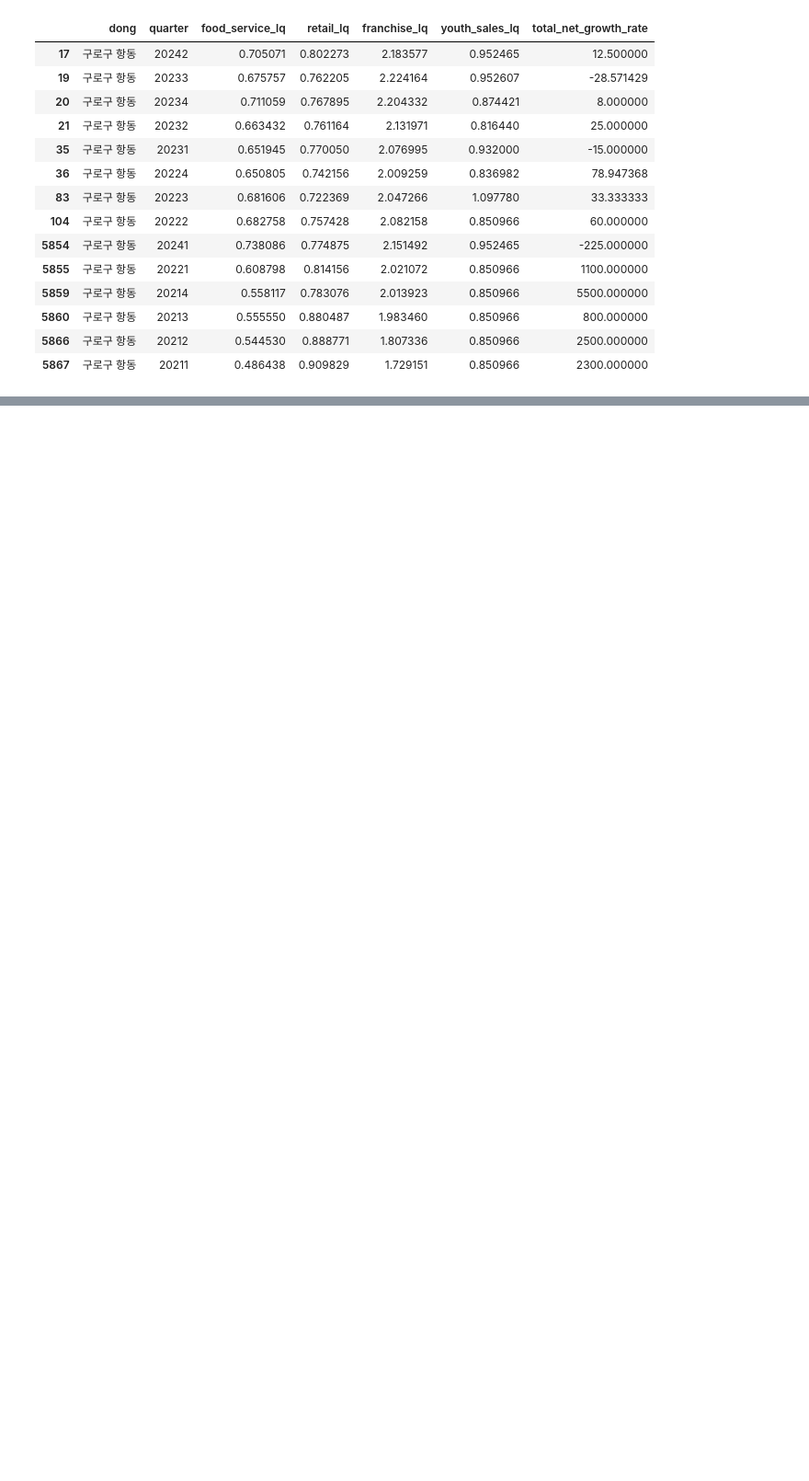
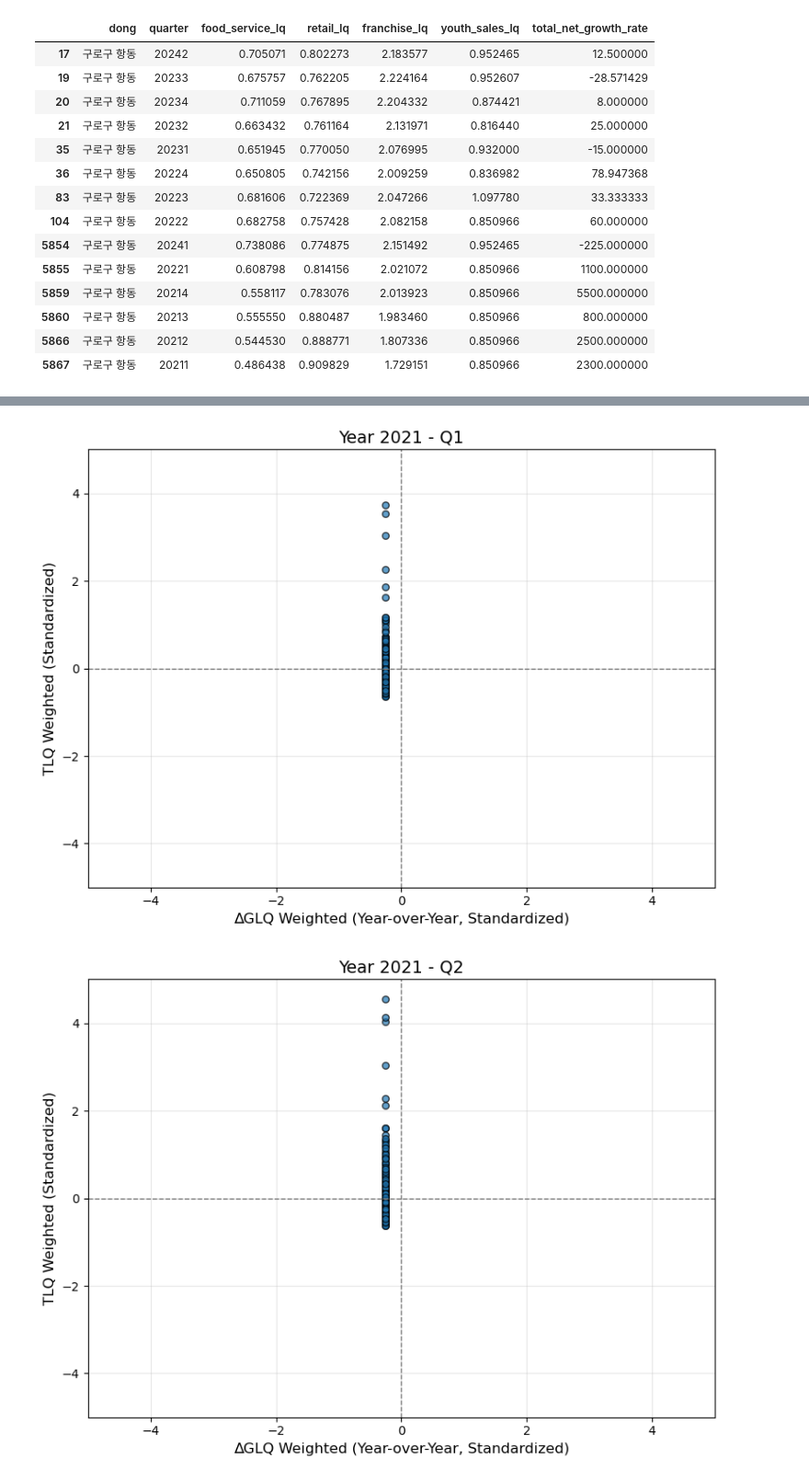
Before and after one commit to Gyuhyeon-Eom/FInal_Project, a Jupyter notebook: Final_FInal_LQ_EOM_2.ipynb, the cells around one changed output, grey strips where cells are left out. Shown at 92% size. Cells and saved outputs as stored; diff of their text form; code cells hidden in the pictures; blank space fills up the shorter version.

```diff
--- a/Final_FInal_LQ_EOM_2.ipynb
+++ b/Final_FInal_LQ_EOM_2.ipynb
@@ -275,0 +202,46 @@ for year in sorted(unique_years):
+# %%
+import matplotlib.pyplot as plt
+
+x_min, x_max = -5, 5  # Adjust these values based on your data
+y_min, y_max = -5, 5  # Adjust these values based on your data
+
+for col in lq_columns:
+    # Adjust GLQ calculation with change in pop_total (negative) and pop_floating (positive as is)
+    merged_df_sorted[f'{col}_weighted_year'] = (
+        (merged_df_sorted[col] * merged_df_sorted['pop_floating']) -
+        (merged_df_sorted[col] * merged_df_sorted['pop_total'].diff())
+    )
+    merged_df_sorted[f'delta_{col}_weighted_year'] = merged_df_sorted.groupby(['dong', 'qtr'])[f'{col}_weighted_year'].diff()
+
+delta_weighted_year_columns = [f'delta_{col}_weighted_year' for col in lq_columns]
+merged_df_sorted['delta_glq_year_weighted'] = merged_df_sorted[delta_weighted_year_columns].sum(axis=1)
+
+merged_df_sorted['tlq_weighted'] = (
+    merged_df_sorted[lq_columns].sum(axis=1) * merged_df_sorted['pop_floating']
+)
+
+scaler = StandardScaler()
+merged_df_sorted[['delta_glq_year_weighted', 'tlq_weighted']] = scaler.fit_transform(
+    merged_df_sorted[['delta_glq_year_weighted', 'tlq_weighted']]
+)
+
+for year in sorted(unique_years):
+    for qtr in sorted(unique_quarters):
+        data = merged_df_sorted[(merged_df_sorted['year'] == year) & (merged_df_sorted['qtr'] == qtr)]
+
+        if not data.empty:  # Proceed only if there is data for the current year and quarter
+            plt.figure(figsize=(8, 6))
+            plt.scatter(data['delta_glq_year_weighted'], data['tlq_weighted'], alpha=0.7, edgecolors='k', s=30)
+            plt.title(f'Year {year} - Q{qtr}', fontsize=14)
+            plt.xlabel('∆GLQ Weighted (Year-over-Year, Standardized)', fontsize=12)
+            plt.ylabel('TLQ Weighted (Standardized)', fontsize=12)
+            plt.axhline(y=0, color='gray', linestyle='--', linewidth=1)
+            plt.axvline(x=0, color='gray', linestyle='--', linewidth=1)
+            plt.xlim(x_min, x_max)  # Fix x-axis limits
+            plt.ylim(y_min, y_max)  # Fix y-axis limits
+            plt.grid(alpha=0.3)
+            plt.tight_layout()
+            plt.show()
+# %% [output]
+[figure, added]
+[figure, added]
```
Also changed, not shown: parts of 18 cells of this notebook.
